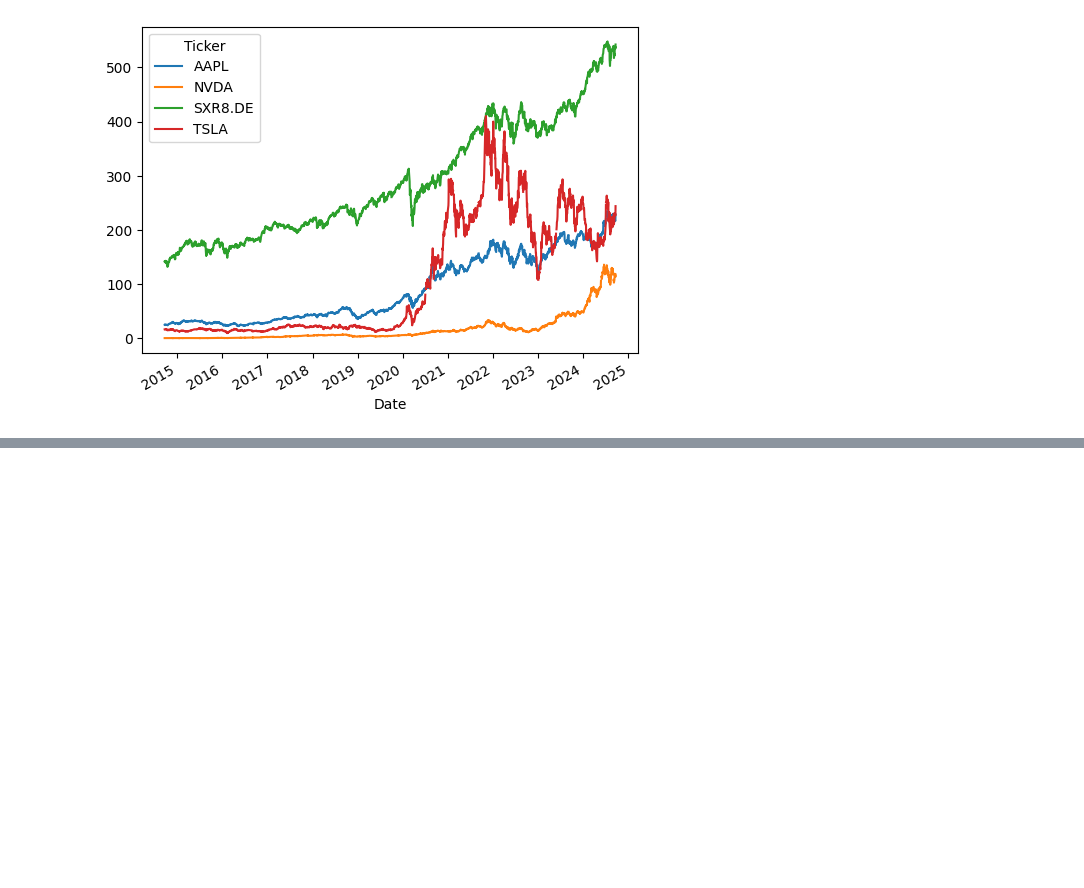
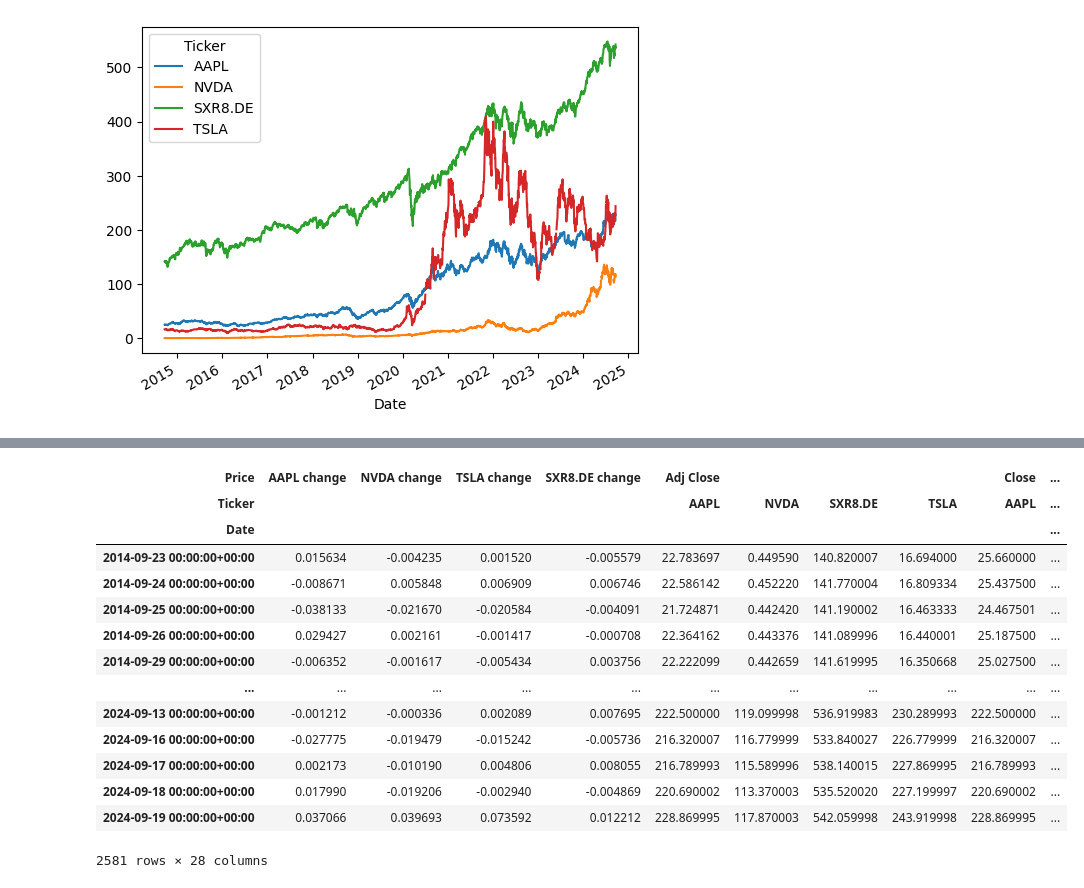
Before and after one commit to OjmJakon/Mini-Projects, a Jupyter notebook: Quantitative Finance/Retrieving Stock Data With Pandas.ipynb, the cells around one changed output, grey strips where cells are left out. Drawn from its saved outputs; the diff is of its cells as text; code cells hidden in the pictures; blank space fills up the shorter version.

```diff
--- a/Quantitative Finance/Retrieving Stock Data With Pandas.ipynb
+++ b/Quantitative Finance/Retrieving Stock Data With Pandas.ipynb
@@ -72,0 +102,36 @@ close_price.plot()
+# %%
+percentage_change_NVDA = []
+for i in range(2581):
+    change = (close_price["NVDA"].iloc[i+1] - close_price["NVDA"].iloc[i]) / close_price["NVDA"].iloc[i]
+    percentage_change_NVDA.append(change)
+data_changed.insert(1, "NVDA change", percentage_change_NVDA)
+
+percentage_change_TSLA = []
+for i in range(2581):
+    change = (close_price["TSLA"].iloc[i+1] - close_price["TSLA"].iloc[i]) / close_price["TSLA"].iloc[i]
+    percentage_change_TSLA.append(change)
+data_changed.insert(2, "TSLA change", percentage_change_TSLA)
+
+percentage_change_SXR8 = []
+for i in range(2581):
+    change = (close_price["SXR8.DE"].iloc[i+1] - close_price["SXR8.DE"].iloc[i]) / close_price["SXR8.DE"].iloc[i]
+    percentage_change_SXR8.append(change)
+data_changed.insert(3, "SXR8.DE change", percentage_change_SXR8)
+
+data_changed
+# %% [output]
+| Price | AAPL change | NVDA change | TSLA change | SXR8.DE change | Adj Close |  |  |  | Close | ... |
+| Ticker |  |  |  |  | AAPL | NVDA | SXR8.DE | TSLA | AAPL | ... |
+| Date |  |  |  |  |  |  |  |  |  | ... |
+| 2014-09-23 00:00:00+00:00 | 0.015634 | -0.004235 | 0.001520 | -0.005579 | 22.783697 | 0.449590 | 140.820007 | 16.694000 | 25.660000 | ... |
+| 2014-09-24 00:00:00+00:00 | -0.008671 | 0.005848 | 0.006909 | 0.006746 | 22.586142 | 0.452220 | 141.770004 | 16.809334 | 25.437500 | ... |
+| 2014-09-25 00:00:00+00:00 | -0.038133 | -0.021670 | -0.020584 | -0.004091 | 21.724871 | 0.442420 | 141.190002 | 16.463333 | 24.467501 | ... |
+| 2014-09-26 00:00:00+00:00 | 0.029427 | 0.002161 | -0.001417 | -0.000708 | 22.364162 | 0.443376 | 141.089996 | 16.440001 | 25.187500 | ... |
+| 2014-09-29 00:00:00+00:00 | -0.006352 | -0.001617 | -0.005434 | 0.003756 | 22.222099 | 0.442659 | 141.619995 | 16.350668 | 25.027500 | ... |
+| ... | ... | ... | ... | ... | ... | ... | ... | ... | ... | ... |
+| 2024-09-13 00:00:00+00:00 | -0.001212 | -0.000336 | 0.002089 | 0.007695 | 222.500000 | 119.099998 | 536.919983 | 230.289993 | 222.500000 | ... |
+| 2024-09-16 00:00:00+00:00 | -0.027775 | -0.019479 | -0.015242 | -0.005736 | 216.320007 | 116.779999 | 533.840027 | 226.779999 | 216.320007 | ... |
+| 2024-09-17 00:00:00+00:00 | 0.002173 | -0.010190 | 0.004806 | 0.008055 | 216.789993 | 115.589996 | 538.140015 | 227.869995 | 216.789993 | ... |
+| 2024-09-18 00:00:00+00:00 | 0.017990 | -0.019206 | -0.002940 | -0.004869 | 220.690002 | 113.370003 | 535.520020 | 227.199997 | 220.690002 | ... |
+| 2024-09-19 00:00:00+00:00 | 0.037066 | 0.039693 | 0.073592 | 0.012212 | 228.869995 | 117.870003 | 542.059998 | 243.919998 | 228.869995 | ... |
+2581 rows × 28 columns
```
Also changed, not shown: parts of 9 cells of this notebook.
